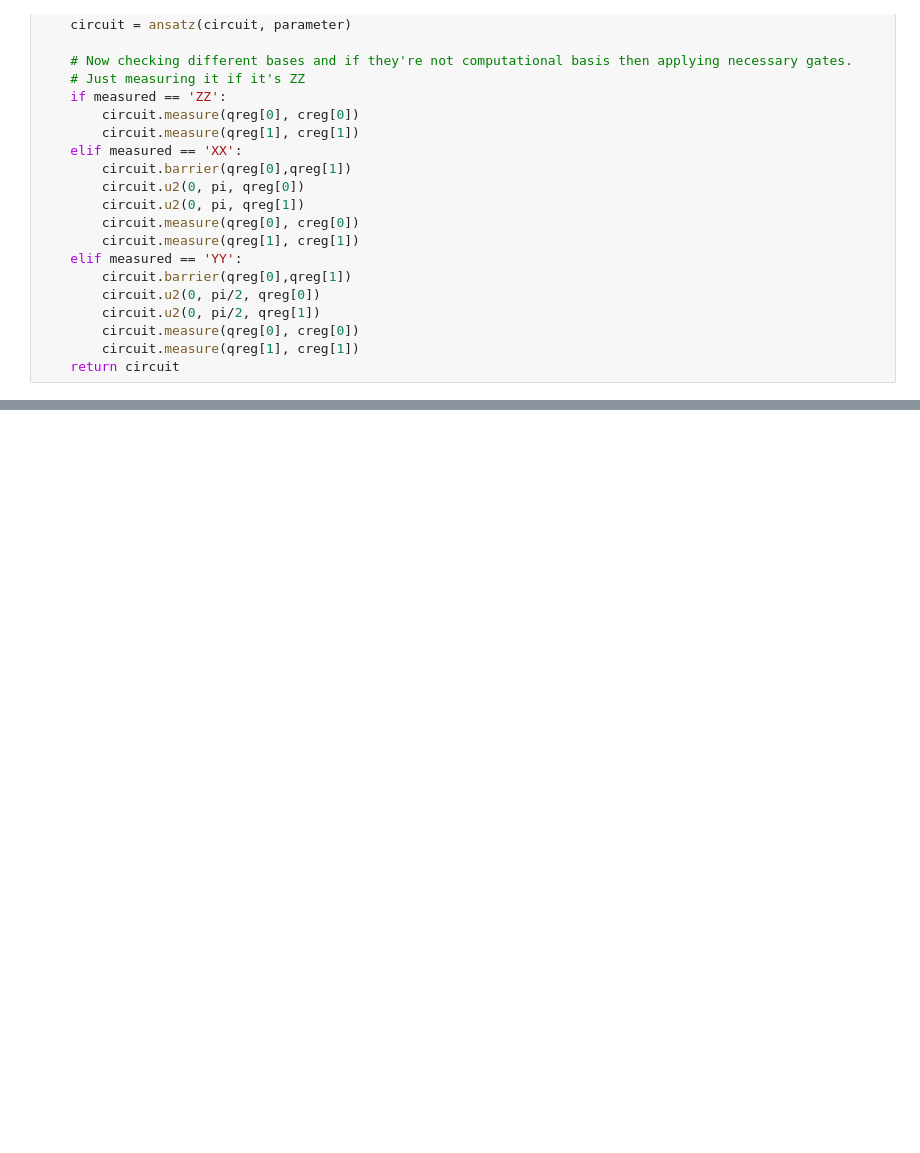
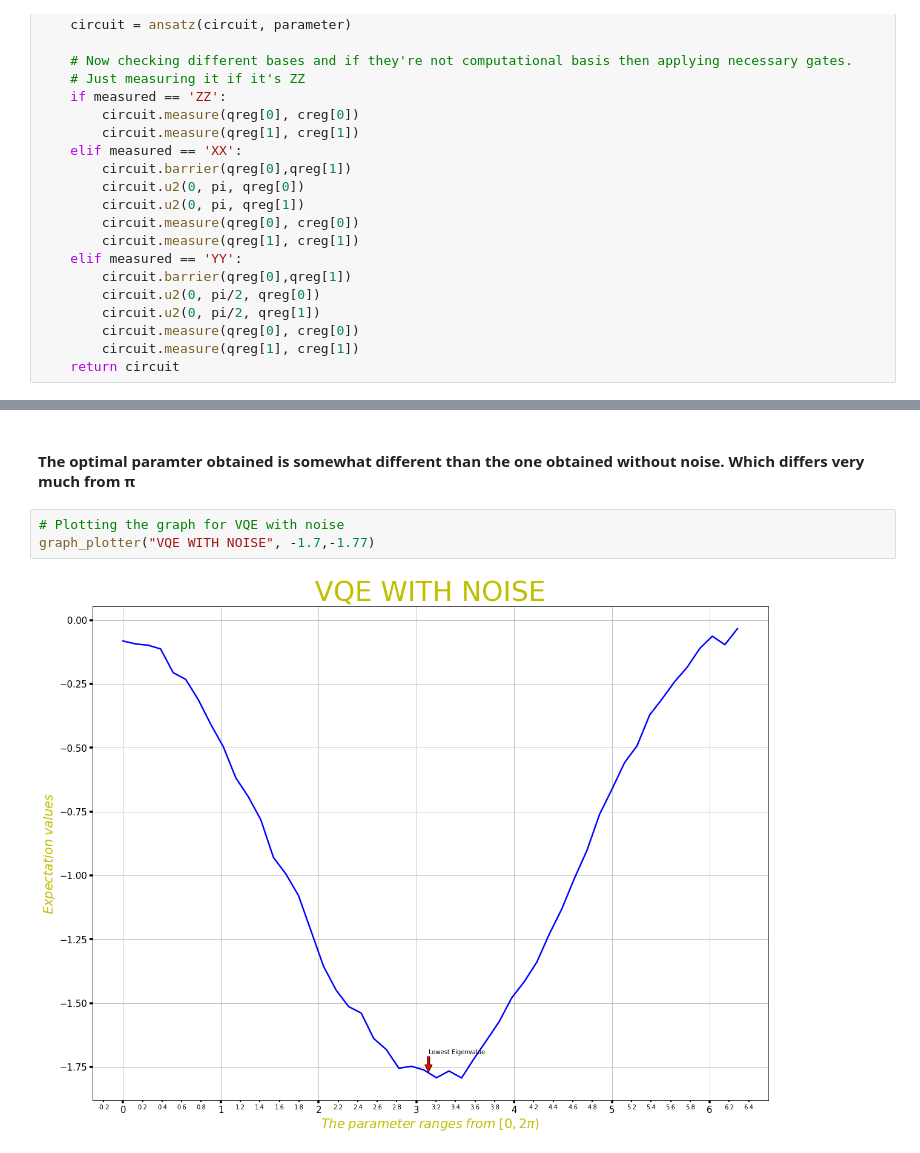
Before and after one commit to Hirmay/QOSF, a Jupyter notebook: Task4_Finding_lowest_eigenvalue.ipynb, the cells around one changed output, grey strips where cells are left out. Saved outputs shown, nothing was run; the diff lists cells and outputs as text; blank space fills up the shorter version.

```diff
--- a/Task4_Finding_lowest_eigenvalue.ipynb
+++ b/Task4_Finding_lowest_eigenvalue.ipynb
@@ -182,0 +256,7 @@ The Lowest Eigenvalue obtained is:  -1.999276170584089
+# %% [markdown]
+#### The optimal paramter obtained is somewhat different than the one obtained without noise. Which differs very much from &pi;
+# %%
+# Plotting the graph for VQE with noise
+graph_plotter("VQE WITH NOISE", -1.7,-1.77)
+# %% [output]
+[figure, added]
```
Also changed, not shown: parts of 19 cells of this notebook.
